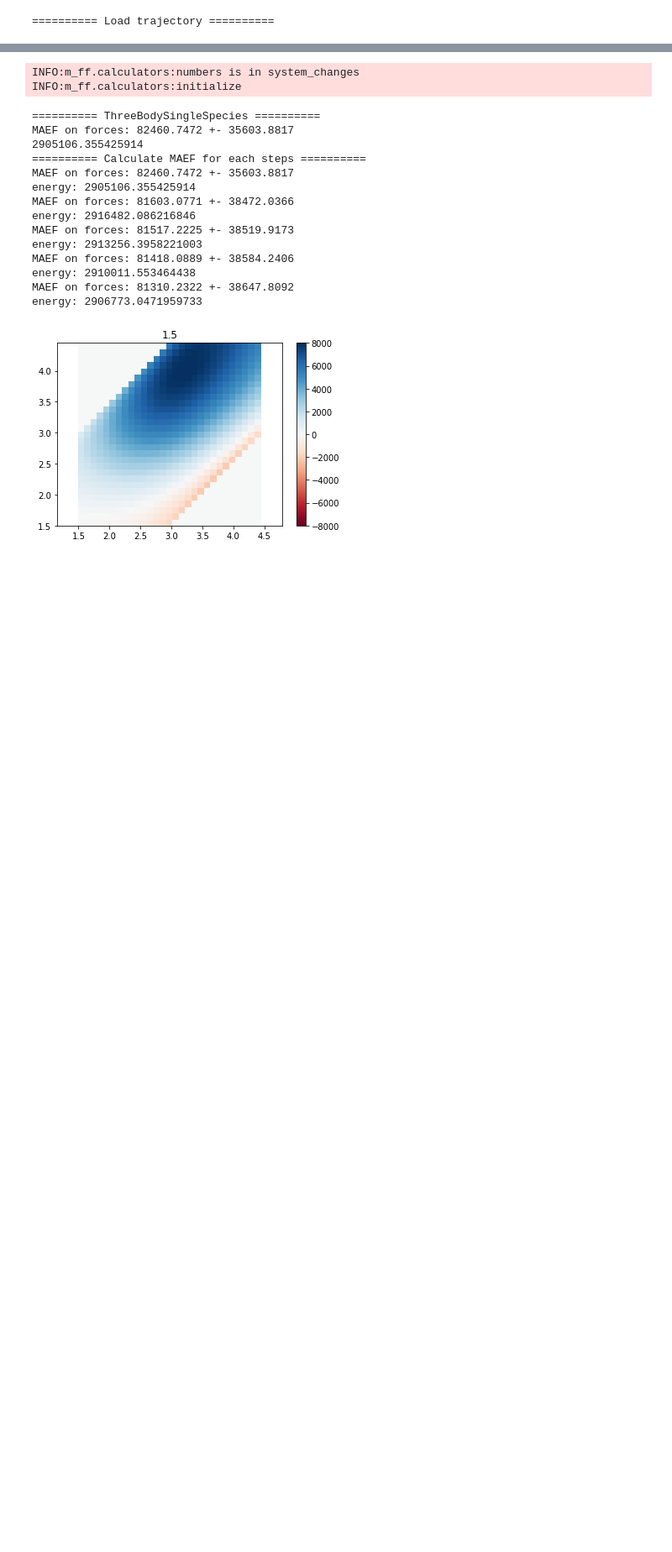
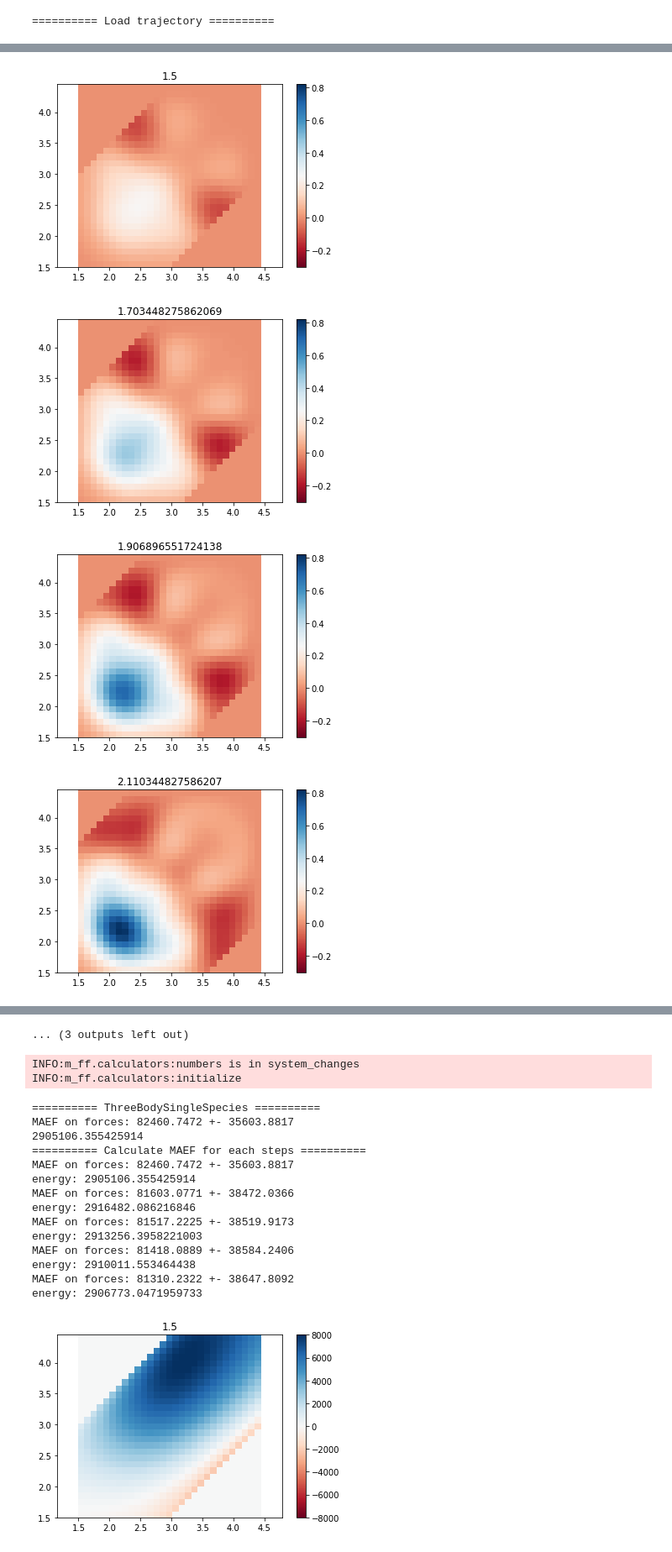
Before and after one commit to kcl-tscm/mff, a Jupyter notebook: test_Fe_vac.ipynb, the cells around one changed output, grey strips where cells are left out. Shown: that part at 84% size. Drawn from its saved outputs; the diff is of its cells as text; code cells hidden in the pictures; blank space fills up the shorter version.

```diff
--- a/test_Fe_vac.ipynb
+++ b/test_Fe_vac.ipynb
@@ -99 +121,14 @@ for i in range(0, len(rs), 2):
 ... (3 outputs left out)
+# %%
+for i in range(0, len(rs), 2):
+    plt.title(rs[i])
+    plt.pcolor(rs, rs, -grid_data_1_1_1[i,:,:], cmap='RdBu', vmin=z_min, vmax=z_max)
+    plt.colorbar()
+    plt.axis('equal')
+
+    plt.show()
+# %% [output]
+[figure, added]
+[figure, added]
+[figure, added]
+[figure, added]
@@ -100,3 +143,4 @@ for i in range(0, len(rs), 2):
+... (3 outputs left out)
 # %%
 print('========== ThreeBodySingleSpecies ==========')
 
```
Also changed, not shown: parts of 6 cells of this notebook, 5 other files.
